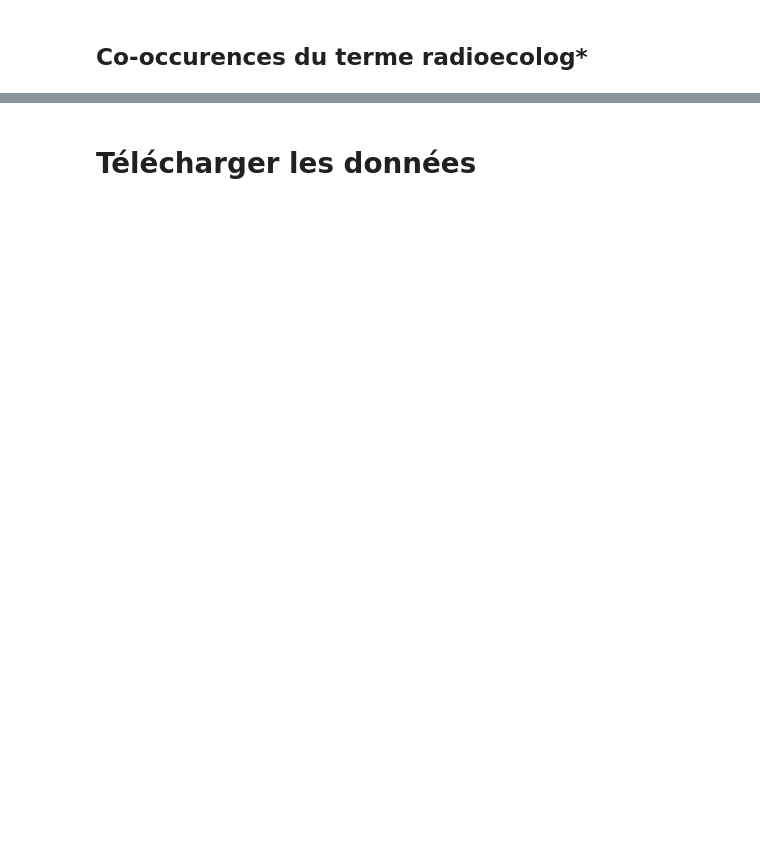
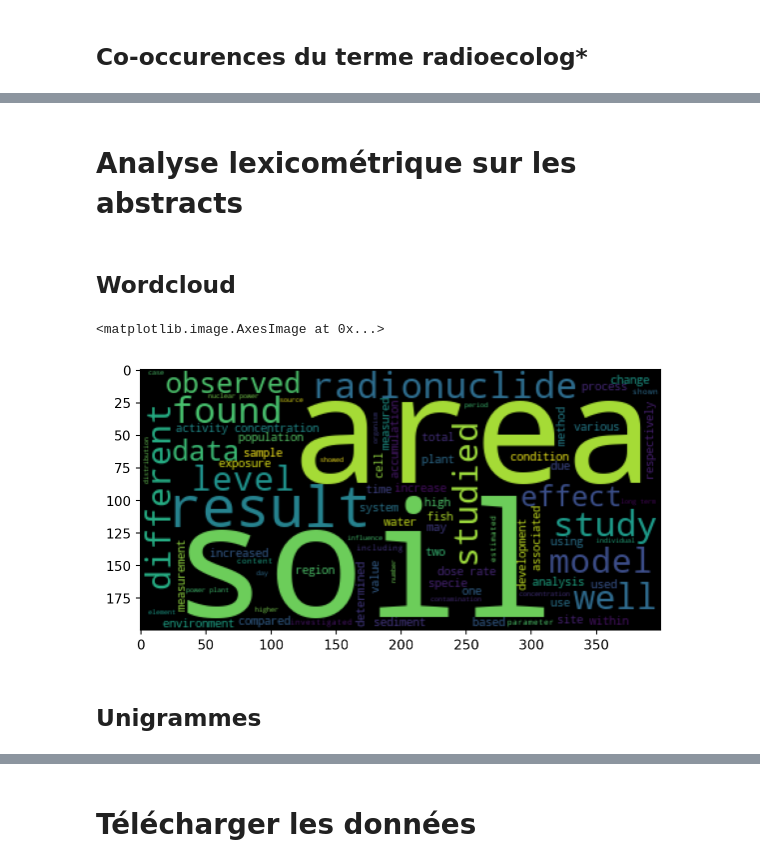
Before and after one commit to azur-scd/appui_recherche_corpus_radioecology, a Jupyter notebook: notebook.ipynb, the cells around one changed output, grey strips where cells are left out. Cells and saved outputs as stored; diff of their text form; code cells hidden in the pictures; blank space fills up the shorter version.

```diff
--- a/notebook.ipynb
+++ b/notebook.ipynb
@@ -279,6 +254,2 @@ df_title_words_freq_all
 # %% [markdown]
 ## Co-occurences (bigrammes)
-# %%
-df["title_token_list"] = df["title_token_list"].apply(literal_eval)
-df_title_bigrams = get_bigrams(df,'title_token_list')
-df_title_bigrams["bigram_to_string"] = df_title_bigrams["bigram"].apply(lambda x: ",".join(x))
@@ -342,0 +302,18 @@ html/title_bigram_network.html
+# %% [markdown]
+# Analyse lexicométrique sur les abstracts
+# %% [markdown]
+## Wordcloud
+# %%
+#| label: publis-abstract-wordcloud
+#| fig-cap: Nuage de mots (mots des abstracts)
+#| column: page
+
+all_abstracts_list = df[df['Abstract_cleaned'].notna()]['Abstract_cleaned'].to_list()
+all_abstracts_text = " ".join(all_abstracts_list)
+wordcloud = WordCloud(background_color="black",max_words=300).generate(all_abstracts_text)
+plt.imshow(wordcloud)
+# %% [output]
+<matplotlib.image.AxesImage at 0x...>
+[figure, added]
+# %% [markdown]
+##  Unigrammes
```
Also changed, not shown: parts of 37 cells of this notebook, 18 other files.
